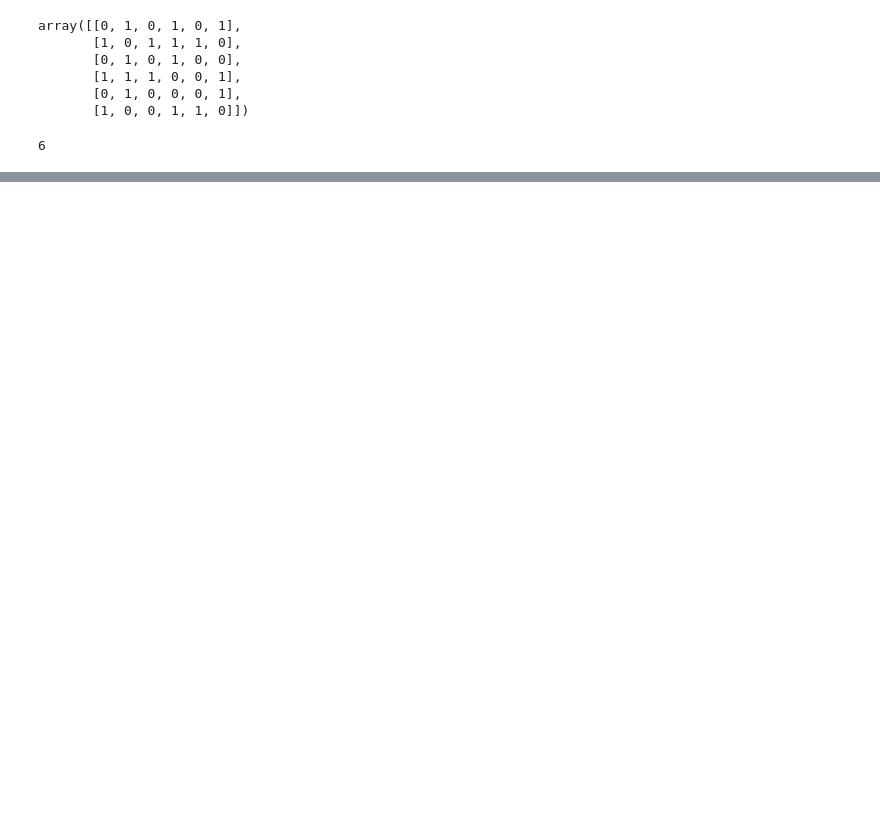
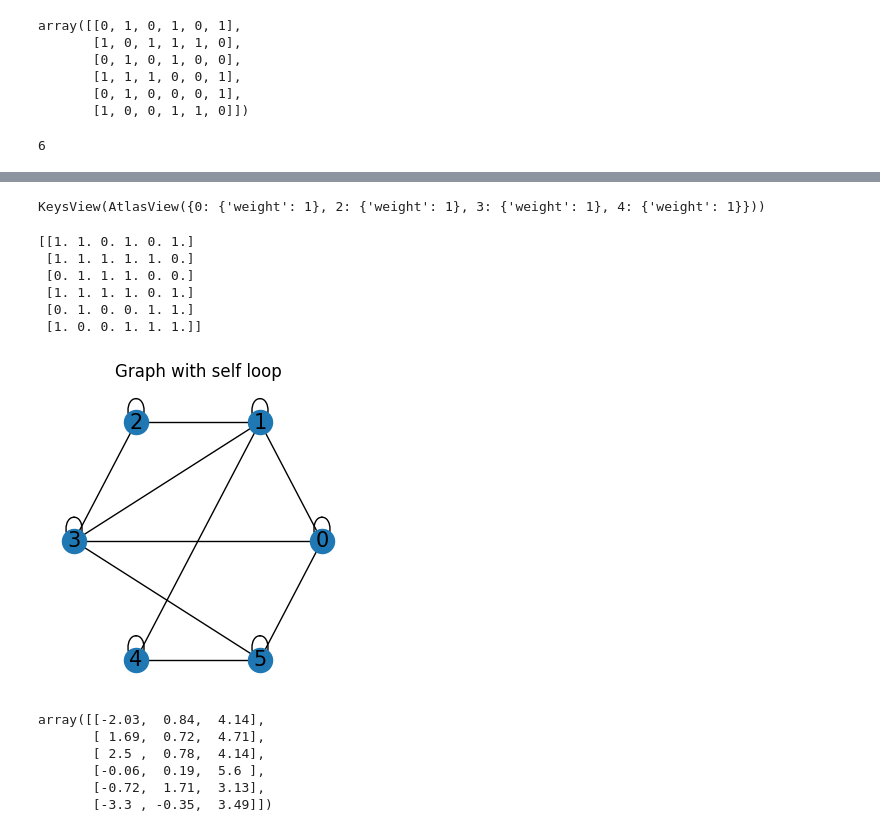
Before and after one commit to heysourin/GNN-Graph-Neural-Network, a Jupyter notebook: Paper/Convolutional_Graph_Neural_net_Paper.ipynb, the cells around one changed output, grey strips where cells are left out. Saved outputs shown, nothing was run; the diff lists cells and outputs as text; code cells hidden in the pictures; blank space fills up the shorter version.

```diff
--- a/Paper/Convolutional_Graph_Neural_net_Paper.ipynb
+++ b/Paper/Convolutional_Graph_Neural_net_Paper.ipynb
@@ -78,0 +130,32 @@ Feature Matrix shape (6, 3)
+# %%
+G[1].keys()
+# %% [output]
+KeysView(AtlasView({0: {'weight': 1}, 2: {'weight': 1}, 3: {'weight': 1}, 4: {'weight': 1}}))
+# %%
+adj_loop = adj + np.eye(adj.shape[0]) #Just connecting node with itself
+print(adj_loop)
+
+# plotting
+G_loop = nx.from_numpy_array(adj_loop)
+pos = nx.circular_layout(G_loop)
+plt.figure(figsize=(3, 3))
+nx.draw(G_loop, pos, with_labels=True, node_size=300, font_size=15, font_color='black')
+plt.title("Graph with self loop")
+plt.show()
+# %% [output]
+[[1. 1. 0. 1. 0. 1.]
+ [1. 1. 1. 1. 1. 0.]
+ [0. 1. 1. 1. 0. 0.]
+ [1. 1. 1. 1. 0. 1.]
+ [0. 1. 0. 0. 1. 1.]
+ [1. 0. 0. 1. 1. 1.]]
+[figure, added]
+# %%
+adj_loop @ x
+# %% [output]
+array([[-2.03,  0.84,  4.14],
+       [ 1.69,  0.72,  4.71],
+       [ 2.5 ,  0.78,  4.14],
+       [-0.06,  0.19,  5.6 ],
+       [-0.72,  1.71,  3.13],
+       [-3.3 , -0.35,  3.49]])
```
Also changed, not shown: parts of 27 cells of this notebook.
